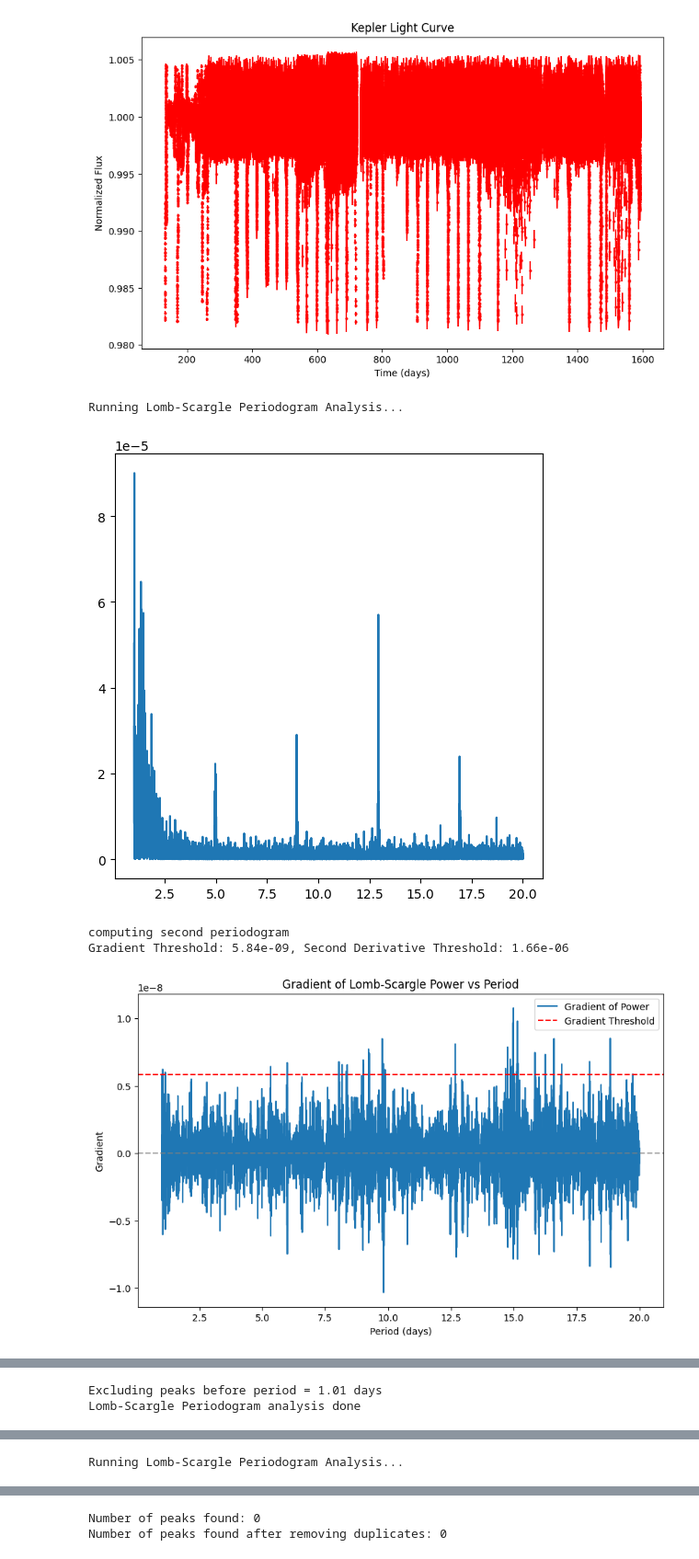
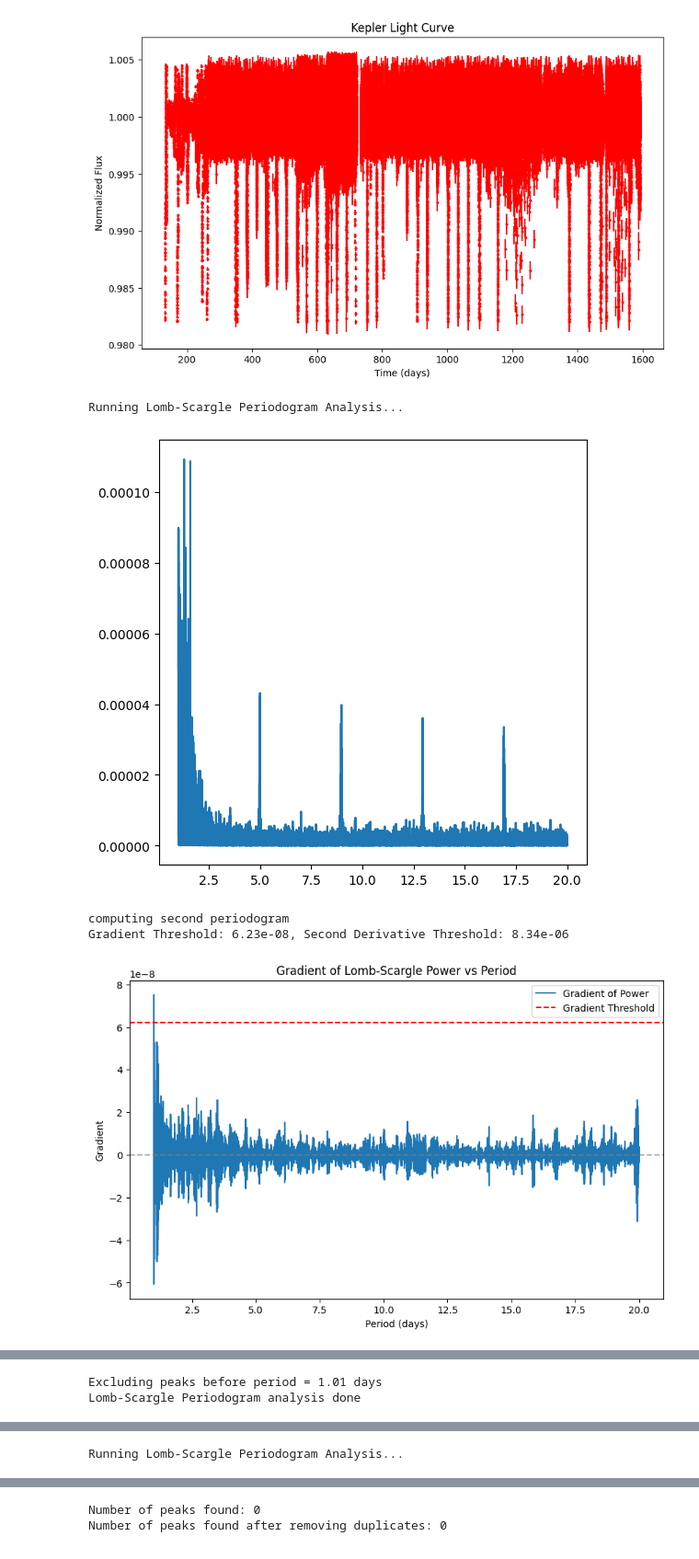
Before and after one commit to OliverMcEvoy/PlanetFinder, a Jupyter notebook: CourseworkBNotebook.ipynb, the cells around one changed output, grey strips where cells are left out. Shown at 92% size. Cells and saved outputs as stored; diff of their text form; code cells hidden in the pictures.

```diff
--- a/CourseworkBNotebook.ipynb
+++ b/CourseworkBNotebook.ipynb
@@ -16,7 +16,7 @@ importlib.reload(courseworkb)
 <module 'courseworkb' from '/home/olivermcevoy/AstroCourseworkB/courseworkb.py'>
 # %%
 target =  'Kepler-11'
-kepler_dataframe, stellar_data = courseworkb.fetch_kepler_data_and_stellar_info_normalise_entire_curve(target)
+kepler_dataframe, stellar_data = courseworkb.fetch_kepler_data_and_stellar_info_normalise_entire_curve(target,'medfilt')
 # %% [output]
 Downloading light curve segment 62 of 62
 # %%
@@ -25,16 +25,16 @@ courseworkb.plot_light_curve(kepler_dataframe['time'], kepler_dataframe['flux'],
 [figure]
 # %%
 period_range_zoom =(1,20)
-peaks_of_lightcurve_zoom = courseworkb.run_lomb_scargle_analysis(kepler_dataframe,resolution=10000, period_range=period_range_zoom)
+peaks_of_lightcurve_zoom = courseworkb.run_lomb_scargle_analysis(kepler_dataframe,resolution=50000, period_range=period_range_zoom)
 
-period_range_regular = (20,120)
-peaks_of_lightcurve = courseworkb.run_lomb_scargle_analysis(kepler_dataframe,resolution=10000, period_range=period_range_regular)
+period_range_regular = (0,120)
+peaks_of_lightcurve = courseworkb.run_lomb_scargle_analysis(kepler_dataframe,resolution=5000, period_range=period_range_regular)
 
 # add 2 sets of peak to the same array
 peaks_of_lightcurve = np.concatenate((peaks_of_lightcurve_zoom,peaks_of_lightcurve),axis=0)
 # %% [output]
 Running Lomb-Scargle Periodogram Analysis...
-[figure, old version]
+[figure, new version]
 computing second periodogram
-Gradient Threshold: 5.84e-09, Second Derivative Threshold: 1.66e-06
+Gradient Threshold: 6.23e-08, Second Derivative Threshold: 8.34e-06
-[figure, old version]
+[figure, new version]
```
Also changed, not shown: parts of 2 cells of this notebook, 1 other file.
